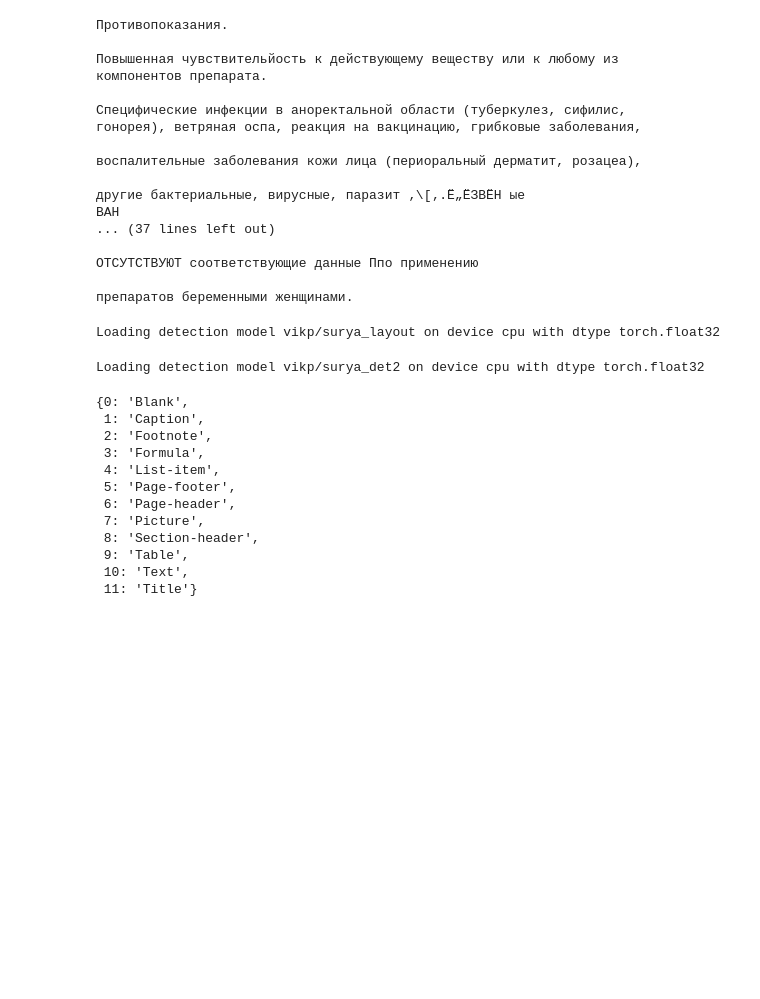
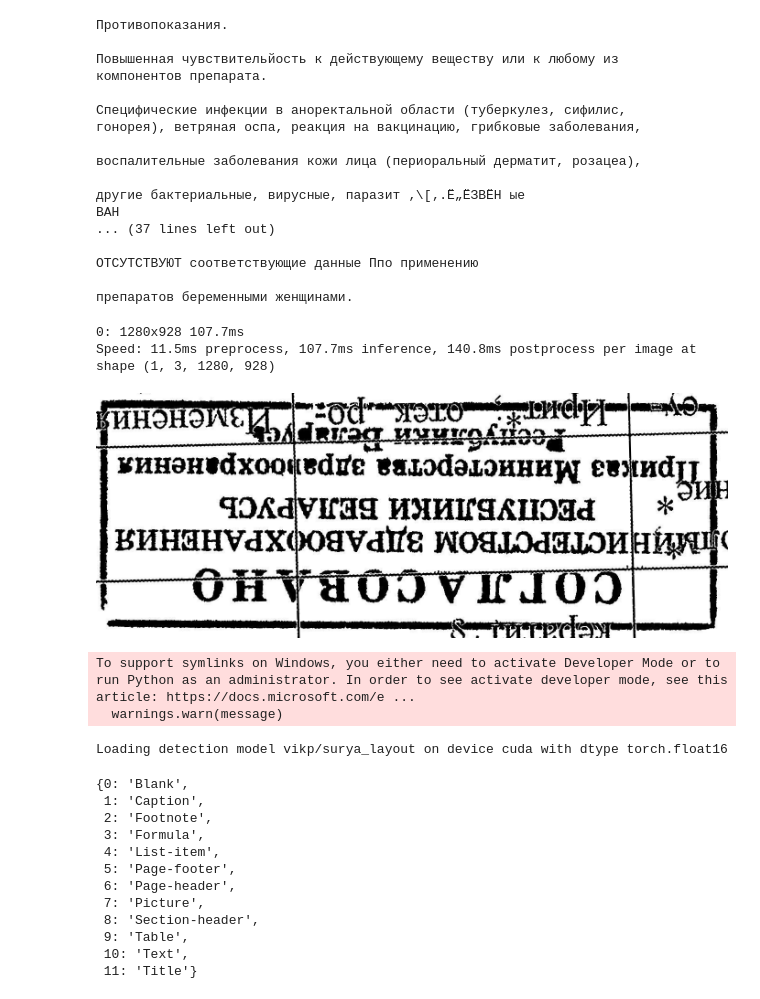
Before and after one commit to seblful/instruct-qa, a Jupyter notebook: draft.ipynb, the cells around one changed output. Cells and saved outputs as stored; diff of their text form; code cells hidden in the pictures; blank space fills up the shorter version.

```diff
--- a/draft.ipynb
+++ b/draft.ipynb
@@ -56,32 +56,27 @@ for image_path in os.listdir(DATA):
 ОТСУТСТВУЮТ соответствующие данные Ппо применению
 
 препаратов беременными женщинами.
-# %%
-from PIL import Image
-from surya.detection import batch_text_detection
-from surya.layout import batch_layout_detection
-from surya.model.detection.segformer import load_model, load_processor
-from surya.settings import settings
-
-import os
-
-HOME = os.getcwd()
-DATA = os.path.join(HOME, 'training', 'layout-analysis', 'data', 'ls-input-data')
-
-for image_path in os.listdir(DATA):
-    IMAGE_PATH = os.path.join(DATA, image_path)
-    break
-
-
-image = Image.open(IMAGE_PATH)
-model = load_model(checkpoint=settings.LAYOUT_MODEL_CHECKPOINT)
-processor = load_processor(checkpoint=settings.LAYOUT_MODEL_CHECKPOINT)
-det_model = load_model()
-det_processor = load_processor()
-
-# layout_predictions is a list of dicts, one per image
-line_predictions = batch_text_detection([image], det_model, det_processor)
-layout_predictions = batch_layout_detection([image], model, processor, line_predictions)
-# %% [output]
-Loading detection model vikp/surya_layout on device cpu with dtype torch.float32
-Loading detection model vikp/surya_det2 on device cpu with dtype torch.float32
+# %%
+from modules.detectors import YOLOOBBDetector
+from PIL import Image
+IMAGE_PATH = "training/layout-analysis/data/dataset/test/52cfd69b-11022_21_s_3.jpg"
+
+# Load image
+image = Image.open(IMAGE_PATH).convert("RGB")
+
+# Make detection and crop keys
+key_detector = YOLOOBBDetector(model_path='models/la_best.pt')
+results = key_detector.predict(image)
+crops = key_detector.crop_keys(image=image,
+                                results=results)
+cropped_table = Image.fromarray(crops['trash'])
+
+# # Visualize detection
+# key_detector.visualize_detection(results)
+# %% [output]
+0: 1280x928 107.7ms
+Speed: 11.5ms preprocess, 107.7ms inference, 140.8ms postprocess per image at shape (1, 3, 1280, 928)
+# %%
+cropped_table
+# %% [output]
+[figure, added]
@@ -88,3 +208,21 @@ Loading detection model vikp/surya_det2 on device cpu with dtype torch.float32
+# %%
+from transformers import SegformerConfig
+
+def load_model(checkpoint, device, dtype):
+    config = SegformerConfig.from_pretrained(checkpoint)
+    model = SegformerForRegressionMask.from_pretrained(checkpoint, torch_dtype=dtype, config=config)
+    if "mps" in device:
+        print("Warning: MPS may have poor results. This is a bug with MPS, see here - https://github.com/pytorch/pytorch/issues/84936")
+    model = model.to(device)
+    model = model.eval()
+    print(f"Loading detection model {checkpoint} on device {device} with dtype {dtype}")
+    return model
+
+model = load_model(checkpoint='vikp/surya_layout', device='cuda', dtype=torch.float16)
+# %% [output]
+To support symlinks on Windows, you either need to activate Developer Mode or to run Python as an administrator. In order to see activate developer mode, see this article: https://docs.microsoft.com/e ...
+  warnings.warn(message)
+Loading detection model vikp/surya_layout on device cuda with dtype torch.float16
 # %%
 model.config.id2label
 # %% [output]
```
Also changed, not shown: parts of 5 cells of this notebook.
